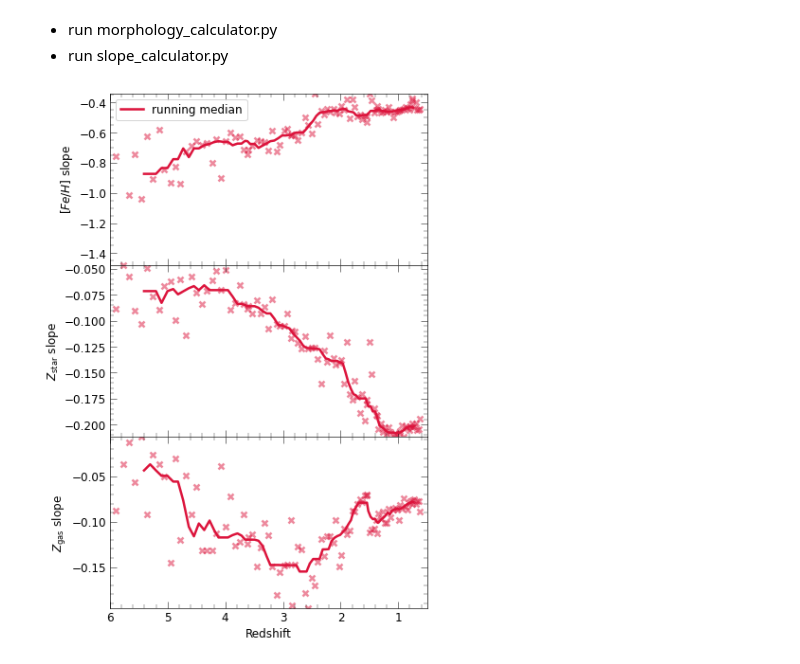
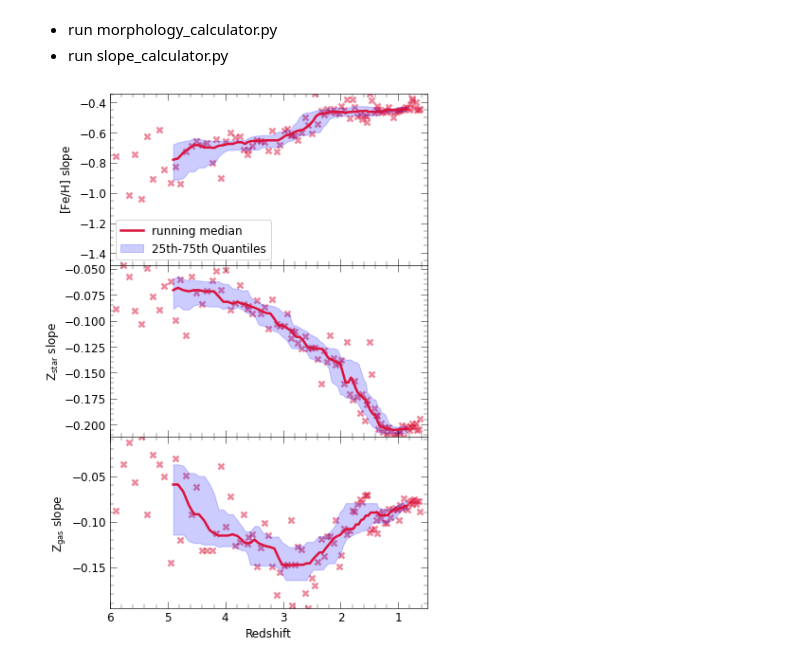
Before and after one commit to ansingh16/hr5_metallicity, a Jupyter notebook: Code/Analysis.ipynb, the cells around one changed output. Saved outputs shown, nothing was run; the diff lists cells and outputs as text; code cells hidden in the pictures.

Commit message:
combined the feh met plots

```diff
--- a/Code/Analysis.ipynb
+++ b/Code/Analysis.ipynb
@@ -519,33 +519,40 @@ snapdir = parser.get('Paths','snapfiles')
 
 
 slope_z = pd.read_csv(f'{outdir}/slope_redshift.csv')
 
 slope_z.sort_values('redshift',inplace=True)
 # get running dataframe
-running_df = slope_z.rolling(10,center=True).median()
+running_df = slope_z.rolling(20,center=True).median()
+# Calculate rolling 25th and 75th percentiles (quantiles)
 
 fig,ax = plt.subplots(3,1,figsize=(6,10),sharex=True)
 
-vars = {'feh':r'$[Fe/H]$','Zs':r'$Z_{\rm star}$','Zg':r'$Z_{\rm gas}$'}
+vars = {'feh':r'$\rm [Fe/H]$','Zs':r'$\rm Z_{\rm star}$','Zg':r'$\rm Z_{\rm gas}$'}
 
 for i,var in enumerate(vars.keys()):
+
+    running_df['quantile_25'] = slope_z[f'slope_{var}'].rolling(window=20, center=True).quantile(0.25)
+    running_df['quantile_75'] = slope_z[f'slope_{var}'].rolling(window=20, center=True).quantile(0.75)
+
 
     ax[i].set_xlabel(r'Redshift')
     ax[i].set_ylabel(f'{vars[var]} slope')
 
     ax[i].scatter(slope_z['redshift'],slope_z[f'slope_{var}'],alpha=0.5,marker='x')
 
     ax[i].plot(running_df['redshift'],running_df[f'slope_{var}'],label='running median')
+    ax[i].fill_between(running_df['redshift'], running_df['quantile_25'], running_df['quantile_75'], color='blue', alpha=0.2, label='25th-75th Quantiles')
+
 
     ax[i].invert_xaxis()
     ax[i].set_xlim(6,0.5)
     # ax[i].set_ylim(-1,-0.3)
 
     # ax[i].set_title(f'{var} slope evolution')
 
     fig.subplots_adjust(hspace=0)
 ax[0].legend()
 fig.savefig('../Plots/slope_evolution.png',bbox_inches='tight')
 fig.savefig('../Plots/slope_evolution.pdf')
 # %% [output]
-[figure, old version]
+[figure, new version]
```
Also changed, not shown: parts of 7 cells of this notebook, 8 other files.
